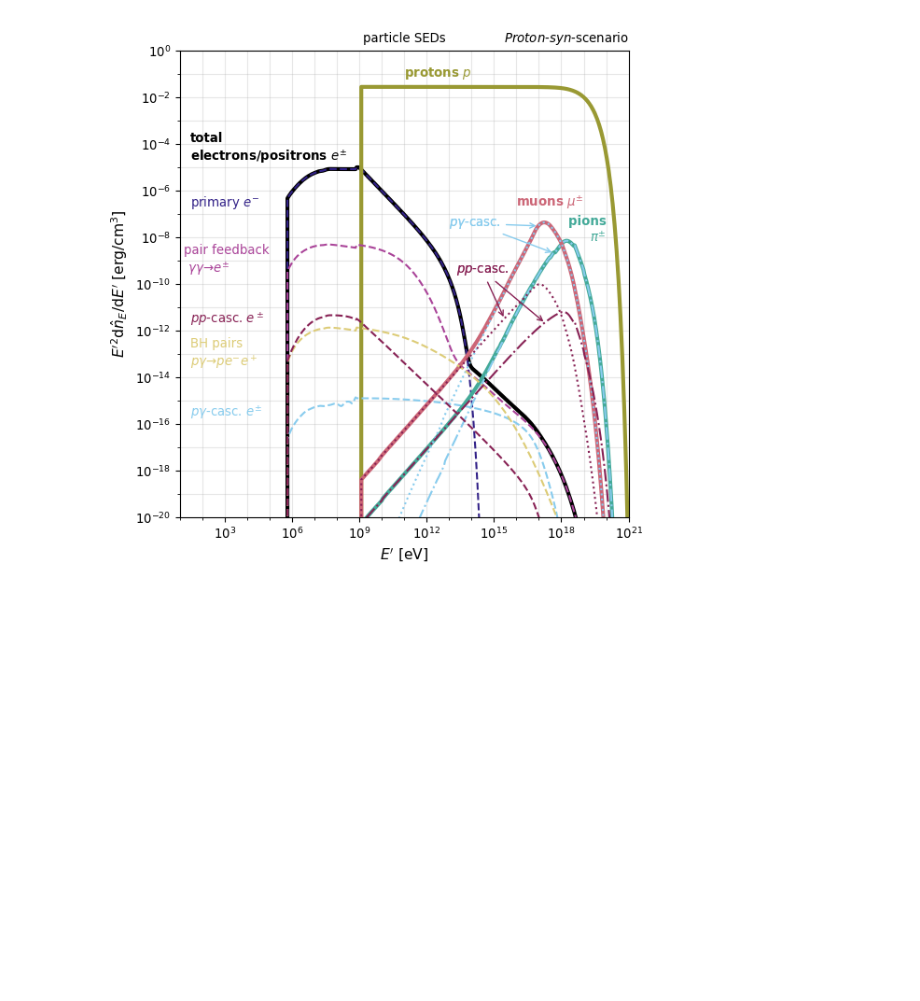
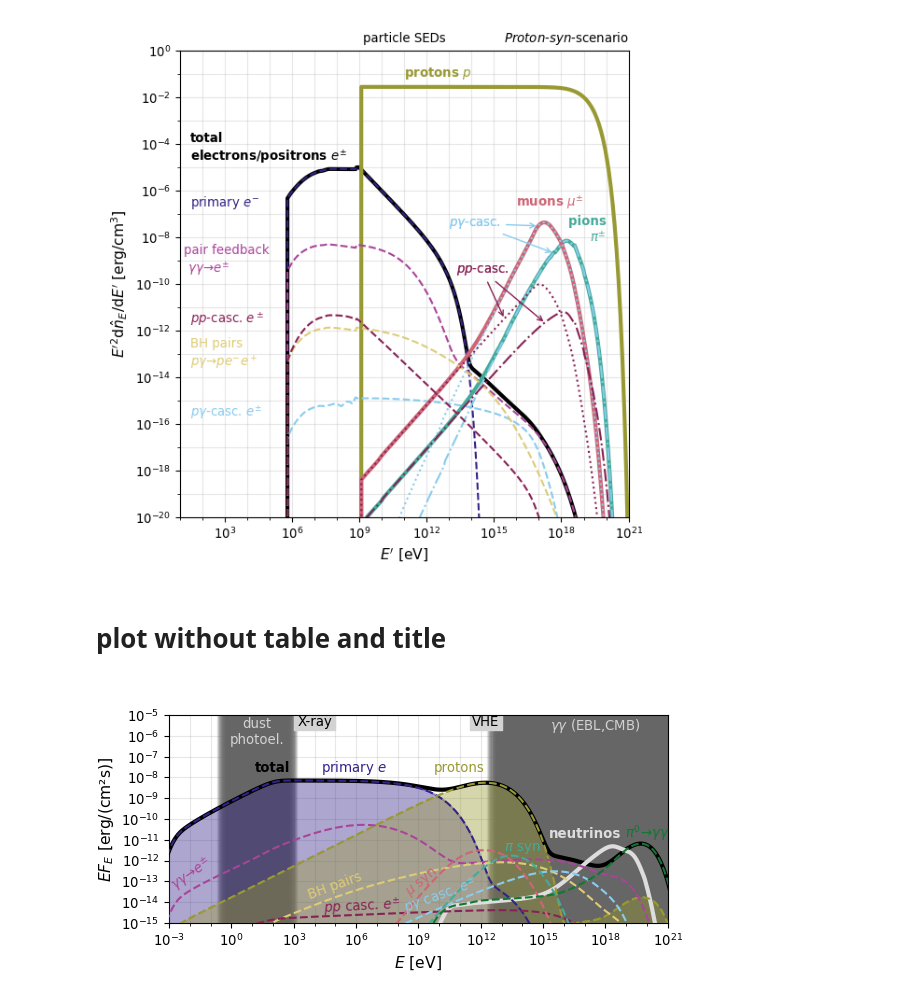
Before and after one commit to maklinger/LepHadGRBAfterglows, a Jupyter notebook: proton-syn-scenario.ipynb, the cells around one changed output. Drawn from its saved outputs; the diff is of its cells as text; code cells hidden in the pictures; blank space fills up the shorter version.

Commit message:
add psyn plot without details for DESY highlights

```diff
--- a/proton-syn-scenario.ipynb
+++ b/proton-syn-scenario.ipynb
@@ -352,3 +370,49 @@ fig.tight_layout()
 sfc.saveFigure(fig, f"proton-syn-spectrum-particles", dpi=500)
 # %% [output]
 [figure]
+# %% [markdown]
+# plot without table and title
+# %%
+%matplotlib widget
+sfc.fullWidth(aspectRatio=0.47, alpha=0.8)
+fig, (ax, axtbl) = plt.subplots(ncols=2, gridspec_kw={'width_ratios': [12, 1], "wspace":-.01})
+ind = -1
+ax = plot_spectrum(
+    ax, z, Gamma, t_obs, Eg_eV=Eg_eV, En_eV=En_eV,
+    E2dN_dE_tot_gamma=Eg_erg*am3.get_photons(),
+    E2dN_dE_tot_nu=En_erg*am3.get_neutrinos(),
+    components=[
+        [Eg_erg*am3.get_photons_injected_electrons_syn_compton(), compcols["in"], True, 0, "--", "inj", 1.5],
+        [Eg_erg*am3.get_photons_annihilation_pairs_syn_compton(), compcols["pair"], False, 1, "--", "pair", 1.5],
+        [Eg_erg*am3.get_photons_bethe_heitler_pairs_syn_compton(), compcols["bh"], False, 1, "--", "BH", 1.5],
+        [Eg_erg*am3.get_photons_proton_proton_pairs_syn_compton(), compcols["pp"], False, 1, "--", "pp", 1.5],
+        [Eg_erg*am3.get_photons_photo_pion_pairs_syn_compton(), compcols["pg"], False, 1, "--", "pg", 1.5],
+        [Eg_erg*am3.get_photons_protons_syn_compton(), compcols["p"], True, 0, "--", "p", 1.5],
+        [Eg_erg*am3.get_photons_pions_syn_compton(), compcols["pi"], False, 1, "--", "pi", 1.5],
+        [Eg_erg*am3.get_photons_muons_syn_compton(), compcols["mu"], False, 1, "--", "mu", 1.5],
+        [Eg_erg*am3.get_photons_pi0_decay(), compcols["pi0"], False, 1, "--", "pi0_pp", 1.5],
+    ], ylim=[1e-15, 1e-5], xlim=[1e-3, 1e21], cgrey="#666666", col_tot=compcols["total"], col_nu=compcols["nu"]
+)
+
+ax.text(8e5, 3e-8, r"primary $e$", color=compcols["in"], va="center", ha="center", zorder=100, rotation=0)
+ax.text(9e10, 3e-8, r"protons", color=compcols["p"], va="center", ha="center", zorder=100, rotation=0)
+ax.text(1e-2, 2e-13, r" $\gamma\gamma\to e^{\pm}$", color=compcols["pair"], va="center", ha="center", zorder=100, rotation=35)
+ax.text(2e6, 6e-15, r"$pp$ casc. $e^{\pm}$", color=compcols["pp"], va="center", ha="center", zorder=100, rotation=3)
+ax.text(1e5, 6e-14, r"BH pairs", color=compcols["bh"], va="center", ha="center", zorder=100, rotation=20)
+ax.text(1.5e9, 9e-14, r"$\mu$ syn", color=compcols["mu"], va="center", ha="center", zorder=100, rotation=40)
+ax.text(1e14, 4e-12, r"$\pi$ syn", color=compcols["pi"], va="center", ha="center", zorder=100, rotation=0)
+pi0text = ax.text(1e20, 2e-11, r"$\pi^0\to\gamma\gamma$", color=compcols["pi0"], va="center", ha="center", zorder=100, rotation=0)
+# pi0text.set_bbox(dict(facecolor='white', alpha=0.2, linewidth=0, boxstyle='round,pad=0.1', pad=0.3))
+ax.text(9e9, 2e-14, r" $p\gamma$ casc. $e^{\pm}$", color=compcols["pg"], va="center", ha="center", zorder=100, rotation=20)
+ax.text(1e2, 3e-8, "total", color="k", va="center", ha="center", weight="bold")
+ax.text(1e17, 2e-11, r"neutrinos", color=compcols["nu"], va="center", ha="center", weight="bold", zorder=100)#, fontsize=17)
+
+
+axtbl.axis("off")
+ax.set_title("", loc="left")
+
+plt.subplots_adjust(left=0.06, right=1, bottom=0.2)
+fig.tight_layout()
+sfc.saveFigure(fig, f"proton-syn-spectrum-photons_no_details", dpi=500)
+# %% [output]
+[figure, added]
```
Also changed, not shown: parts of 3 cells of this notebook, 4 other files.
